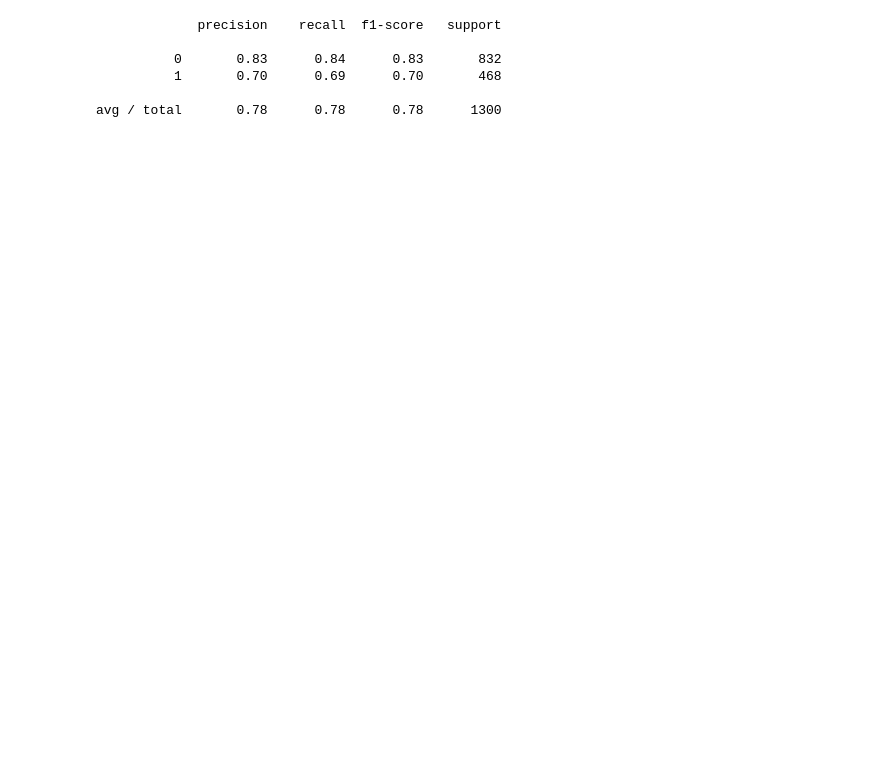
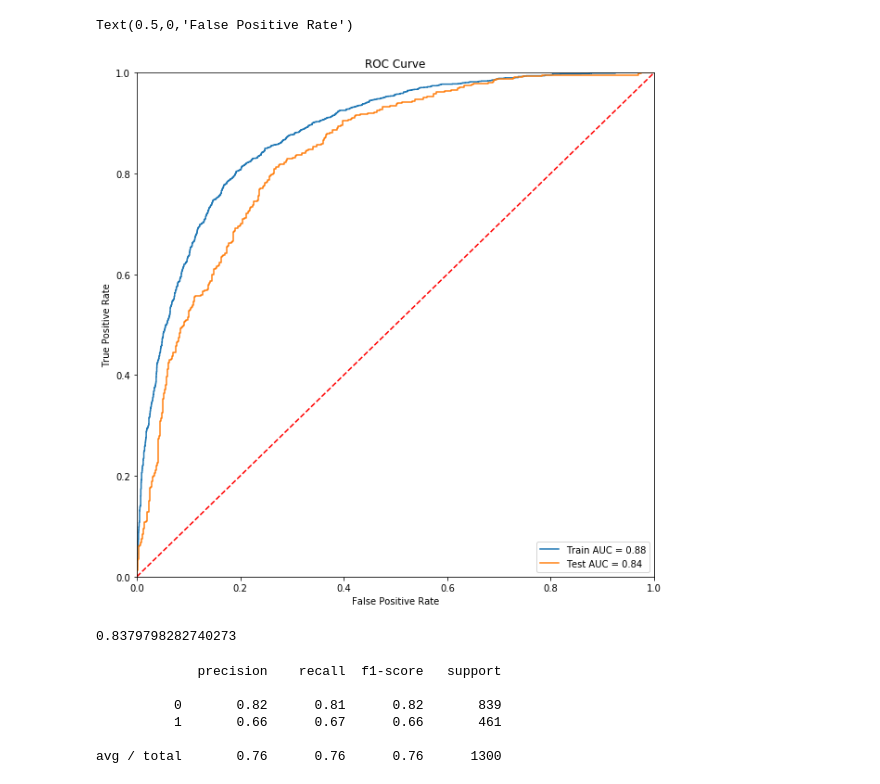
Before and after one commit to khushhallchandra/CS-7641, a Jupyter notebook: Assignment1/NN_wine.ipynb, the cells around one changed output. Saved outputs shown, nothing was run; the diff lists cells and outputs as text; code cells hidden in the pictures; blank space fills up the shorter version.

```diff
--- a/Assignment1/NN_wine.ipynb
+++ b/Assignment1/NN_wine.ipynb
@@ -100,9 +98,35 @@ plt.show()
+# %%
+preds_train = clf.predict_proba(X_train)[:,1]
+fpr_train, tpr_train, threshold_train = roc_curve(y_train, preds_train)
+roc_auc_train = auc(fpr_train, tpr_train)
+
+preds_test = clf.predict_proba(X_test)[:,1]
+fpr_test, tpr_test, threshold_test = roc_curve(y_test, preds_test)
+roc_auc_test = auc(fpr_test, tpr_test)
+
+plt.figure(figsize=(10, 10))
+plt.title('ROC Curve')
+plt.plot(fpr_train, tpr_train, label = 'Train AUC = %0.2f' % roc_auc_train)
+plt.plot(fpr_test, tpr_test, label = 'Test AUC = %0.2f' % roc_auc_test)
+plt.legend(loc = 'lower right')
+plt.plot([0, 1], [0, 1],'r--')
+plt.xlim([0, 1])
+plt.ylim([0, 1])
+plt.ylabel('True Positive Rate')
+plt.xlabel('False Positive Rate')
+# %% [output]
+Text(0.5,0,'False Positive Rate')
+[figure, added]
+# %%
+print(roc_auc_score(y_test,preds_test))
+# %% [output]
+0.8379798282740273
 # %%
-print(classification_report(y_test, clf_dt.predict(X_test)))
+print(classification_report(y_test, clf.predict(X_test)))
 # %% [output]
              precision    recall  f1-score   support
 
-          0       0.83      0.84      0.83       832
-          1       0.70      0.69      0.70       468
+          0       0.82      0.81      0.82       839
+          1       0.66      0.67      0.66       461
 
-avg / total       0.78      0.78      0.78      1300
+avg / total       0.76      0.76      0.76      1300
```
Also changed, not shown: parts of 5 cells of this notebook, 8 other files.
